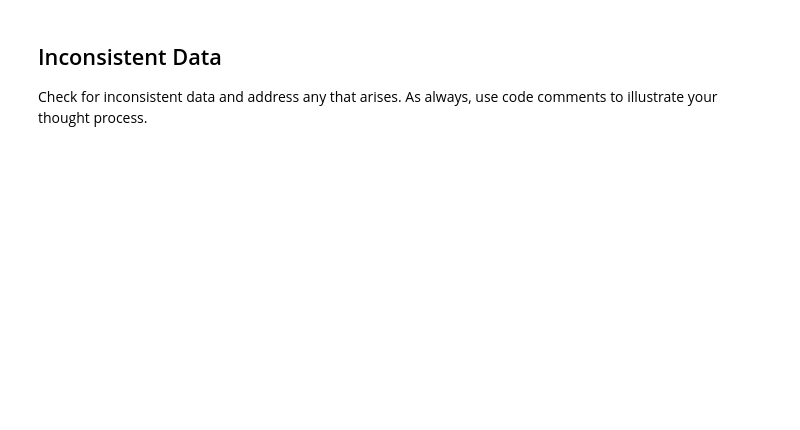
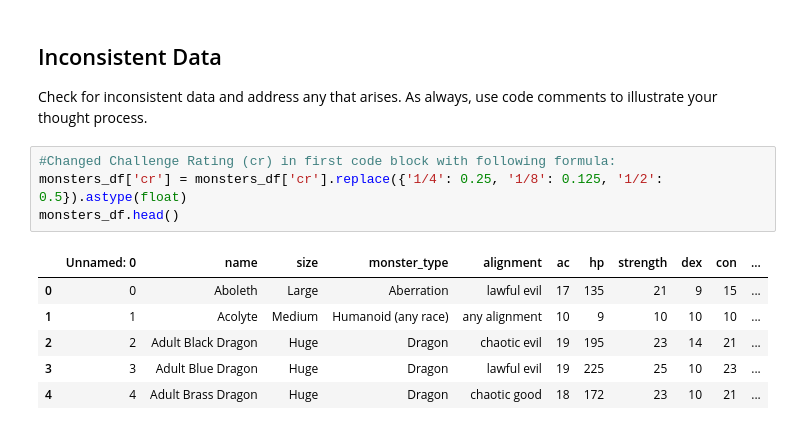
Before and after one commit to odelmas-sci/assign-4-cleaning-data-checkpoint, a Jupyter notebook: checkpoint-three.ipynb, the cells around one changed output. Drawn from its saved outputs; the diff is of its cells as text; blank space fills up the shorter version.

```diff
--- a/checkpoint-three.ipynb
+++ b/checkpoint-three.ipynb
@@ -241,3 +316,14 @@ Look for the different types of unnecessary data in your dataset and address it
 ## Inconsistent Data
 
 Check for inconsistent data and address any that arises. As always, use code comments to illustrate your thought process.
+# %%
+#Changed Challenge Rating (cr) in first code block with following formula:
+monsters_df['cr'] = monsters_df['cr'].replace({'1/4': 0.25, '1/8': 0.125, '1/2': 0.5}).astype(float)
+monsters_df.head()
+# %% [output]
+|  | Unnamed: 0 | name | size | monster_type | alignment | ac | hp | strength | dex | con | ... |
+| 0 | 0 | Aboleth | Large | Aberration | lawful evil | 17 | 135 | 21 | 9 | 15 | ... |
+| 1 | 1 | Acolyte | Medium | Humanoid (any race) | any alignment | 10 | 9 | 10 | 10 | 10 | ... |
+| 2 | 2 | Adult Black Dragon | Huge | Dragon | chaotic evil | 19 | 195 | 23 | 14 | 21 | ... |
+| 3 | 3 | Adult Blue Dragon | Huge | Dragon | lawful evil | 19 | 225 | 25 | 10 | 23 | ... |
+| 4 | 4 | Adult Brass Dragon | Huge | Dragon | chaotic good | 18 | 172 | 23 | 10 | 21 | ... |
```
Also changed, not shown: parts of 13 cells of this notebook, 1 other file.
